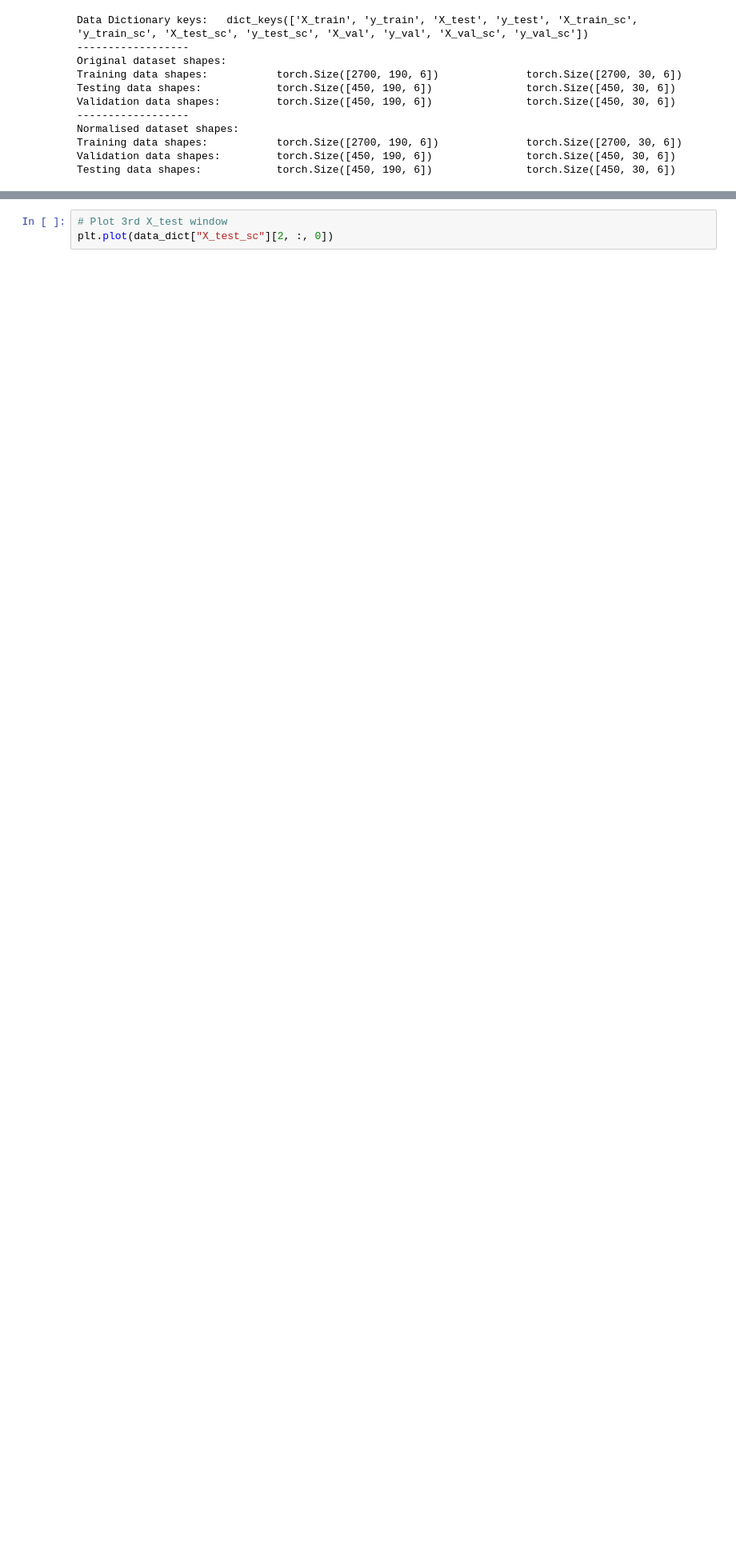
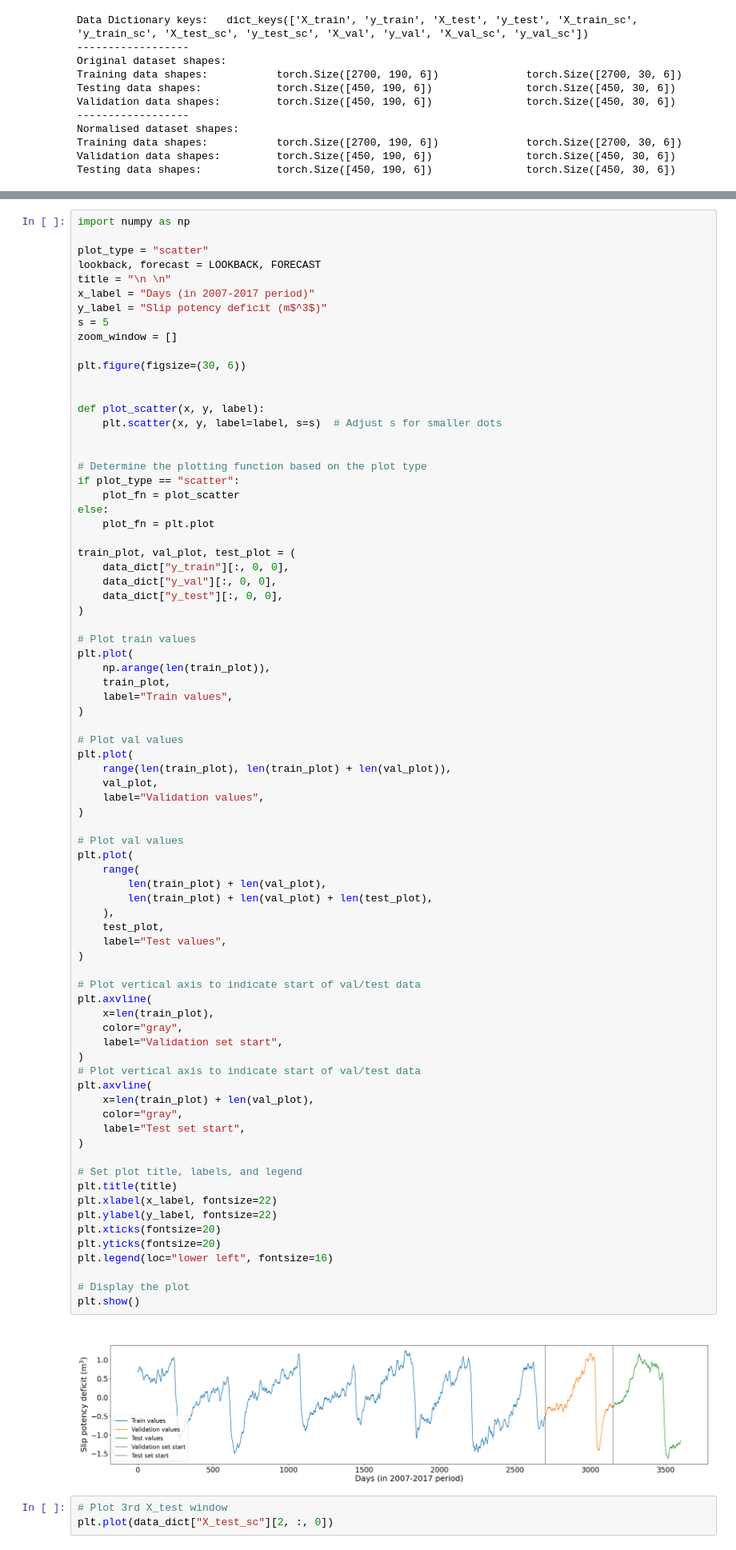
Before and after one commit to ai4er-cdt/earthquake-predictability, a Jupyter notebook: notebooks/CGB47 011 - Cascadia - TCN.ipynb, the cells around one changed output, grey strips where cells are left out. Shown at 80% size. Saved outputs shown, nothing was run; the diff lists cells and outputs as text; blank space fills up the shorter version.

```diff
--- a/notebooks/CGB47 011 - Cascadia - TCN.ipynb
+++ b/notebooks/CGB47 011 - Cascadia - TCN.ipynb
@@ -339,3 +343,82 @@ Testing data shapes:            torch.Size([450, 190, 6])               torch.Si
+# %%
+import numpy as np
+
+plot_type = "scatter"
+lookback, forecast = LOOKBACK, FORECAST
+title = "\n \n"
+x_label = "Days (in 2007-2017 period)"
+y_label = "Slip potency deficit (m$^3$)"
+s = 5
+zoom_window = []
+
+plt.figure(figsize=(30, 6))
+
+
+def plot_scatter(x, y, label):
+    plt.scatter(x, y, label=label, s=s)  # Adjust s for smaller dots
+
+
+# Determine the plotting function based on the plot type
+if plot_type == "scatter":
+    plot_fn = plot_scatter
+else:
+    plot_fn = plt.plot
+
+train_plot, val_plot, test_plot = (
+    data_dict["y_train"][:, 0, 0],
+    data_dict["y_val"][:, 0, 0],
+    data_dict["y_test"][:, 0, 0],
+)
+
+# Plot train values
+plt.plot(
+    np.arange(len(train_plot)),
+    train_plot,
+    label="Train values",
+)
+
+# Plot val values
+plt.plot(
+    range(len(train_plot), len(train_plot) + len(val_plot)),
+    val_plot,
+    label="Validation values",
+)
+
+# Plot val values
+plt.plot(
+    range(
+        len(train_plot) + len(val_plot),
+        len(train_plot) + len(val_plot) + len(test_plot),
+    ),
+    test_plot,
+    label="Test values",
+)
+
+# Plot vertical axis to indicate start of val/test data
+plt.axvline(
+    x=len(train_plot),
+    color="gray",
+    label="Validation set start",
+)
+# Plot vertical axis to indicate start of val/test data
+plt.axvline(
+    x=len(train_plot) + len(val_plot),
+    color="gray",
+    label="Test set start",
+)
+
+# Set plot title, labels, and legend
+plt.title(title)
+plt.xlabel(x_label, fontsize=22)
+plt.ylabel(y_label, fontsize=22)
+plt.xticks(fontsize=20)
+plt.yticks(fontsize=20)
+plt.legend(loc="lower left", fontsize=16)
+
+# Display the plot
+plt.show()
+# %% [output]
+[figure, added]
 # %%
 # Plot 3rd X_test window
 plt.plot(data_dict["X_test_sc"][2, :, 0])
```
Also changed, not shown: parts of 3 cells of this notebook, 3 other files.
